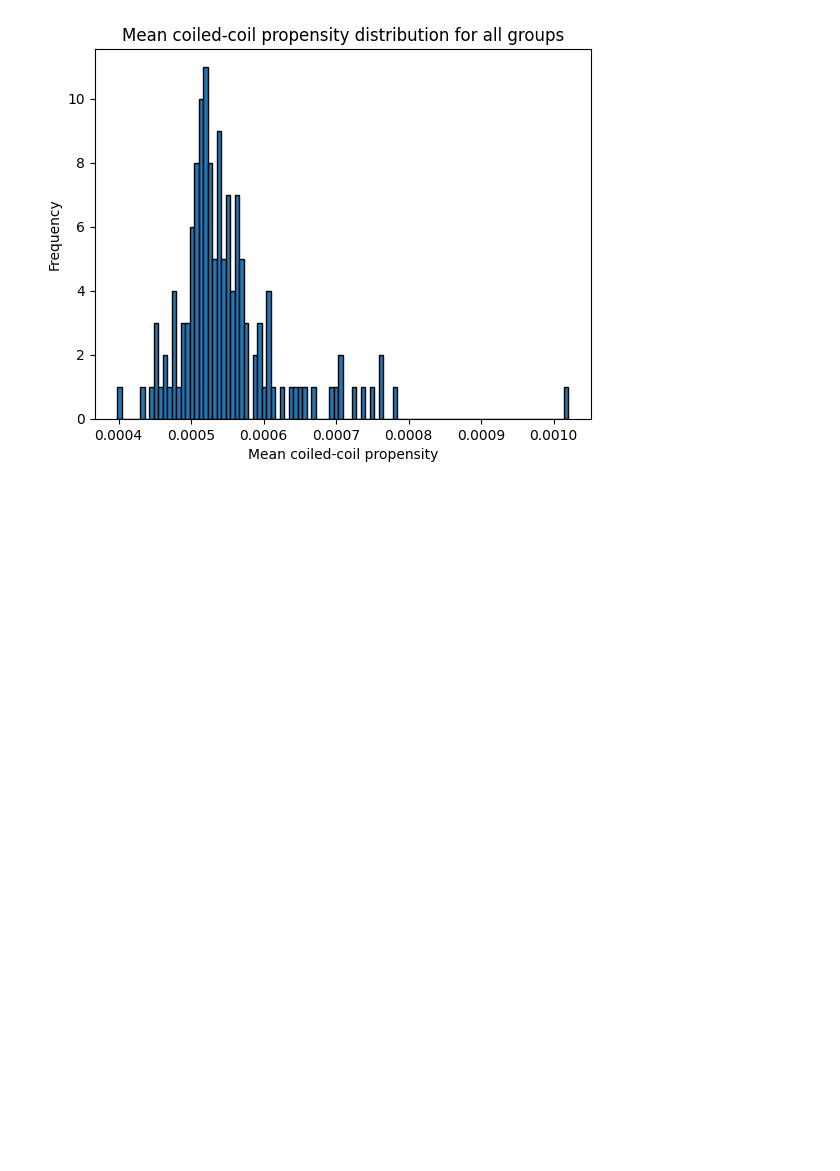
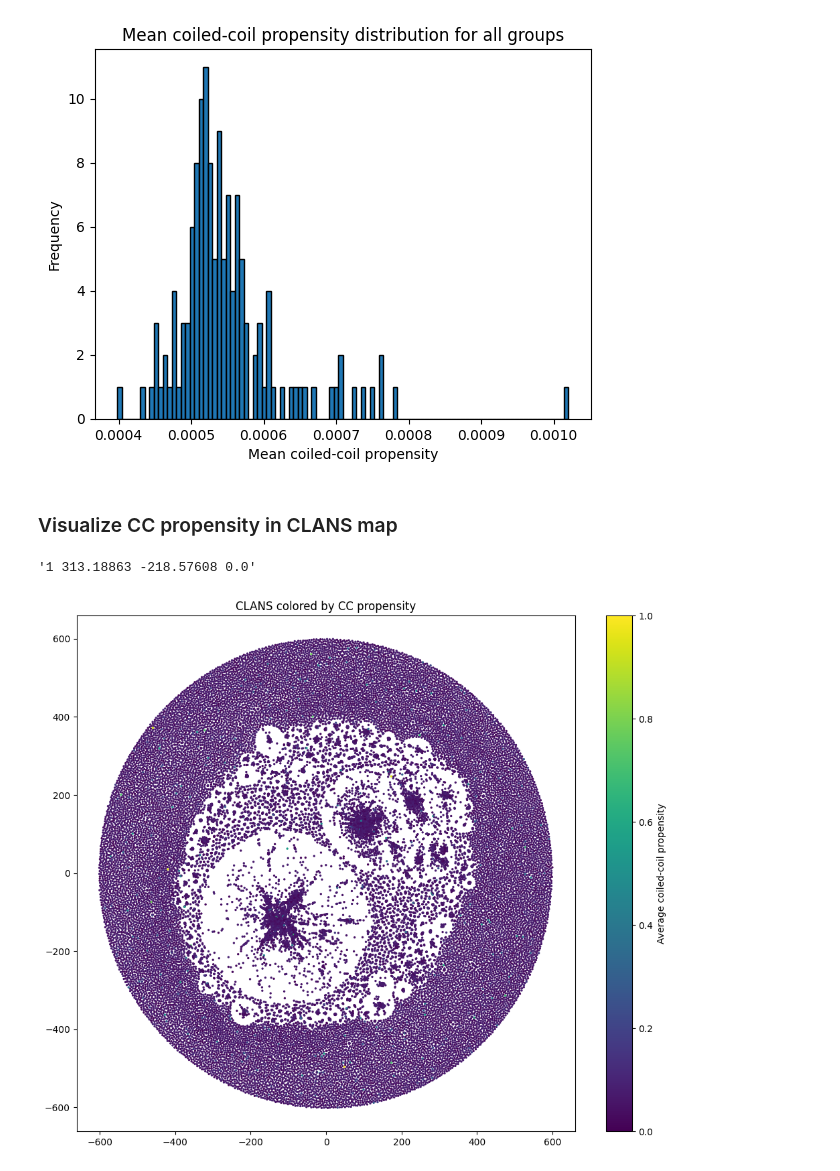
Before and after one commit to donEnno/hendecads, a Jupyter notebook: code/hendecad_prep.ipynb, the cells around one changed output. Cells and saved outputs as stored; diff of their text form; code cells hidden in the pictures; blank space fills up the shorter version.

Commit message:
CLANS map now shows CC prop.

```diff
--- a/code/hendecad_prep.ipynb
+++ b/code/hendecad_prep.ipynb
@@ -125,7 +128,7 @@ clans_df
 | 136 | group_1_5 | 0 | 0 | 10 | 0;72;255;255 | [1413, 2110, 2149, 5667, 5954, 83... |
 137 rows × 6 columns
 # %%
-df = pd.read_csv('/home/enno/uni/SS23/thesis/code/deepcoil_data/stretches_w_values.csv')
+df = pd.read_csv('/ebio/abt1_share/prediction_hendecads/data/stretches_w_values.csv')
 df
 # %% [output]
 |  | id | seq | stretch_ix | stretch_seq | avg_cc |
@@ -183,3 +186,37 @@ plt.ylabel('Frequency')
 # %% [output]
 Text(0, 0.5, 'Frequency')
 [figure]
+# %% [markdown]
+### Visualize CC propensity in CLANS map
+# %%
+clans_data = "/ebio/abt1_share/prediction_hendecads/data/new_prot_fam_data/CLANS_cluster_map/new_hendecads_1E-14.clans"
+
+with open(clans_data, 'r') as file:
+    data = file.readlines()
+
+data = [line.strip() for line in data]
+# %% [output]
+'1 313.18863 -218.57608 0.0'
+# %%
+first_pos = 73772
+last_pos = 73772 + 36455
+
+pos = [x.split() for x in data[first_pos:last_pos]]
+
+pos_df = pd.DataFrame(pos, columns=['prot_id', 'x', 'y', '_'])
+# %%
+# Scatter plot of the proteins in the CLANS plot
+pos_df.x = pos_df.x.astype(float)
+pos_df.y = pos_df.y.astype(float)
+
+# Use average CC values from df.avg_cc as color
+pos_df['avg_cc'] = df.avg_cc
+pos_df['avg_cc_norm'] = (pos_df.avg_cc - pos_df.avg_cc.min()) / (pos_df.avg_cc.max() - pos_df.avg_cc.min())
+
+plt.figure(figsize=(12, 10))
+plt.scatter(pos_df.x, pos_df.y, c=pos_df.avg_cc_norm, cmap='viridis', s=2)
+plt.colorbar(label='Average coiled-coil propensity')
+plt.title('CLANS colored by CC propensity')
+plt.show()
+# %% [output]
+[figure, added]
```
Also changed, not shown: parts of 3 cells of this notebook, 1 other file.
